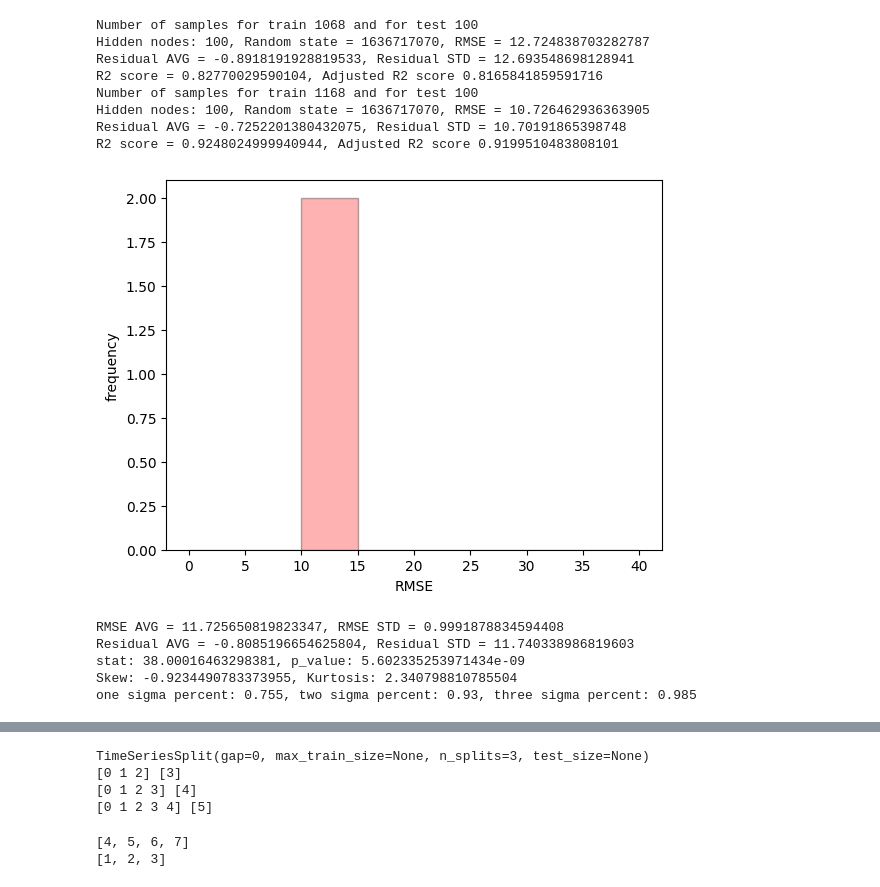
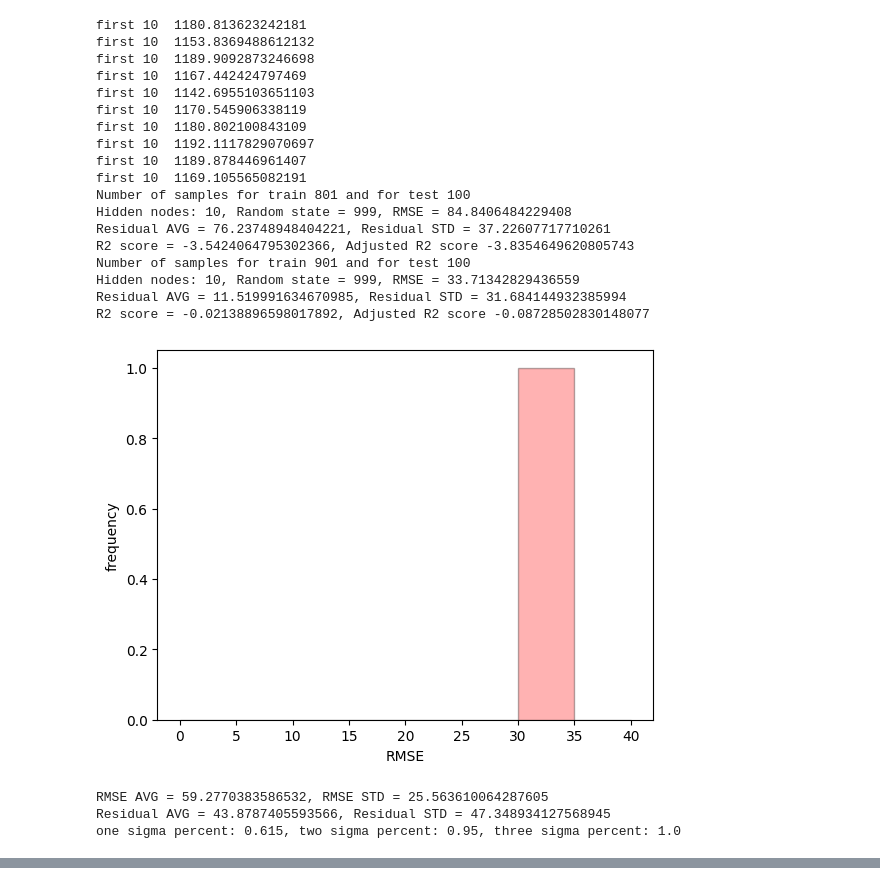
Before and after one commit to MISJasonChuang/EDD_ELM, a Jupyter notebook: ELM_time_series.ipynb, the cells around one changed output, grey strips where cells are left out. Cells and saved outputs as stored; diff of their text form; code cells hidden in the pictures.

```diff
--- a/ELM_time_series.ipynb
+++ b/ELM_time_series.ipynb
@@ -1078,7 +1078,10 @@ multi_sc = preprocessing.StandardScaler()
 # %%
 def train_time_series(train_split: int = 5, test_size: Optional[int] = 250, **kwargs) -> Generator:
     # reverse dataframe datetime
-    df = pd.read_csv('/content/drive/MyDrive/Colab Notebooks/gold prices 2013-2023.csv', parse_dates=['Date'], index_col='Date')
+    # filename = "/content/drive/MyDrive/Colab Notebooks/gold prices 2013-2023.csv"
+    # filename = "/content/drive/MyDrive/Colab Notebooks/artificial_price_1800.csv"
+    filename = "/content/drive/MyDrive/Colab Notebooks/fake_2005_2024-05-01.csv"
+    df = pd.read_csv(filename, parse_dates=['Date'], index_col='Date')
     df= df.sort_values(by='Date')
     df = df.rename(columns={"Close/Last": "close"})
     df.columns = df.columns.str.lower()
@@ -1107,8 +1110,9 @@ def train_time_series(train_split: int = 5, test_size: Optional[int] = 250, **kw
     # split list in half, first part: training data, last part: streaming data
     X_last = X[len(X)//2:]
     X = X[:len(X)//2]
-
     y_last = y[len(y)//2:]
+    for i in y_last[:10]:
+        print("first 10 ",i)
     y = y[:len(y)//2]
 
     tscv = TimeSeriesSplit(n_splits=train_split, test_size=test_size)
@@ -1164,11 +1241,11 @@ def count_items_in_interval(input_list: np.ndarray, lower_bound: np.float64, upp
 # train model by first half
 def train_part():
     # model parameters
-    nodes = 100
+    nodes = 10
     train_split = 2
     test_size = 100
     # random state recommended: 1636717070, 1635977450
-    random_num = 1636717070
+    random_num = 999
 
     all_rmse = []
     all_residual = np.array([])
@@ -1197,8 +1274,10 @@ def train_part():
     print(f"Residual AVG = {res_avg}, Residual STD = {res_std}")
     # Normal distribution Test
     test_result = stats.normaltest(all_residual)
+    '''
     print(f"stat: {test_result.statistic}, p_value: {test_result.pvalue}")
     print(f"Skew: {stats.skew(all_residual)}, Kurtosis: {stats.kurtosis(all_residual)}")
+    '''
     # check three-sigma rule
     one_sigma = count_items_in_interval(all_residual,res_avg-res_std,res_avg+res_std)
     two_sigma = count_items_in_interval(all_residual,res_avg-2*res_std,res_avg+2*res_std)
@@ -1281,35 +1312,43 @@ class EDD:
 # %%
 if __name__ == "__main__":
     # EDD parameters
     window_size = 100
-    percent = 0.1
+    percent = 0.2
     avg, std, X_streaming, y_streaming, elmr = train_part()
 
     edd = EDD(mean=avg, std=std, window_size=window_size, percent=percent)
     # print(f"multi sc mean: {multi_sc.mean_} multi sc scale: {multi_sc.scale_}")
     for index, X in enumerate(X_streaming):
         X = X.reshape(-1, 6)
         X = multi_sc.transform(X)
         y_pred = elmr.predict(X)
         y = y_streaming[index]
         error = y_pred[0][0] - y
         try:
             edd.add_data(error)
-        except Exception:
-            print("index ",index)
+        except Exception as e:
+            print(f"Error at index {index}, message: {str(e)}")
             break
 # %% [output]
-Number of samples for train 1068 and for test 100
-Hidden nodes: 100, Random state = 1636717070, RMSE = 12.724838703282787
-Residual AVG = -0.8918191928819533, Residual STD = 12.693548698128941
-R2 score = 0.82770029590104, Adjusted R2 score 0.8165841859591716
-Number of samples for train 1168 and for test 100
-Hidden nodes: 100, Random state = 1636717070, RMSE = 10.726462936363905
-Residual AVG = -0.7252201380432075, Residual STD = 10.70191865398748
-R2 score = 0.9248024999940944, Adjusted R2 score 0.9199510483808101
+first 10  1180.813623242181
+first 10  1153.8369488612132
+first 10  1189.9092873246698
+first 10  1167.442424797469
+first 10  1142.6955103651103
+first 10  1170.545906338119
+first 10  1180.802100843109
+first 10  1192.1117829070697
+first 10  1189.878446961407
+first 10  1169.105565082191
+Number of samples for train 801 and for test 100
+Hidden nodes: 10, Random state = 999, RMSE = 84.8406484229408
+Residual AVG = 76.23748948404221, Residual STD = 37.22607717710261
+R2 score = -3.5424064795302366, Adjusted R2 score -3.8354649620805743
+Number of samples for train 901 and for test 100
+Hidden nodes: 10, Random state = 999, RMSE = 33.71342829436559
+Residual AVG = 11.519991634670985, Residual STD = 31.684144932385994
+R2 score = -0.02138896598017892, Adjusted R2 score -0.08728502830148077
-[figure, old version]
+[figure, new version]
-RMSE AVG = 11.725650819823347, RMSE STD = 0.9991878834594408
-Residual AVG = -0.8085196654625804, Residual STD = 11.740338986819603
-stat: 38.00016463298381, p_value: 5.602335253971434e-09
-Skew: -0.9234490783373955, Kurtosis: 2.340798810785504
-one sigma percent: 0.755, two sigma percent: 0.93, three sigma percent: 0.985
+RMSE AVG = 59.2770383586532, RMSE STD = 25.563610064287605
+Residual AVG = 43.8787405593566, Residual STD = 47.348934127568945
+one sigma percent: 0.615, two sigma percent: 0.95, three sigma percent: 1.0
@@ -1335,23 +1373,0 @@ index  231
-# %%
-from sklearn.model_selection import TimeSeriesSplit
-
-X = np.array([[1, 2], [3, 4], [1, 2], [3, 4], [1, 2], [3, 4]])
-y = np.array([1, 2, 3, 4, 5, 6])
-tscv = TimeSeriesSplit(n_splits=3)
-print(tscv)
-for train, test in tscv.split(X):
-    print("%s %s" % (train, test))
-# %% [output]
-TimeSeriesSplit(gap=0, max_train_size=None, n_splits=3, test_size=None)
-[0 1 2] [3]
-[0 1 2 3] [4]
-[0 1 2 3 4] [5]
-# %%
-A = [1,2,3,4,5,6,7]
-B = A[:len(A)//2]
-C = A[len(A)//2:]
-print(C)
-print(B)
-# %% [output]
-[4, 5, 6, 7]
-[1, 2, 3]
```
Also changed, not shown: parts of 4 cells of this notebook.
